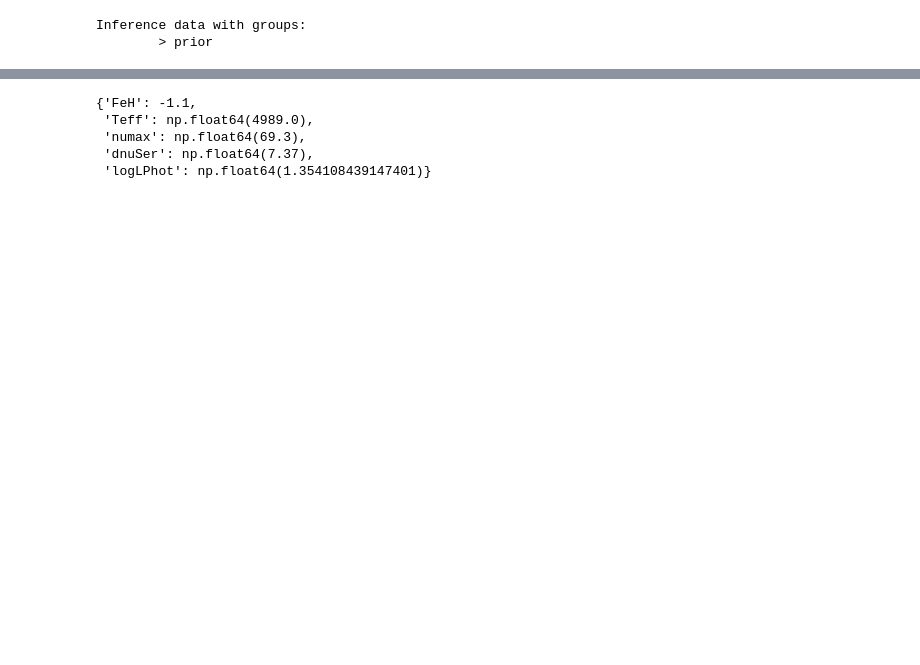
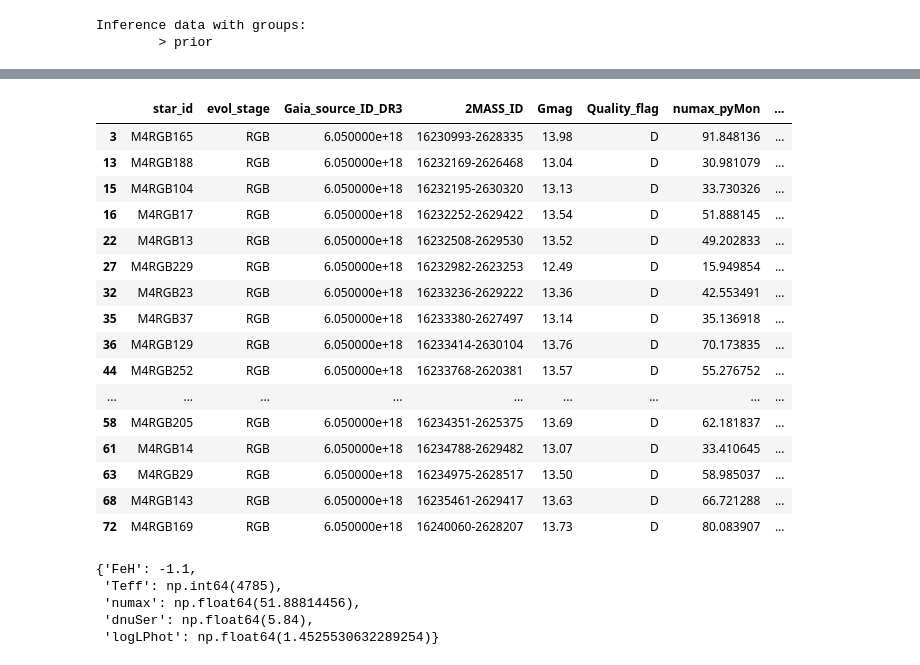
Before and after one commit to ehatt98/M4-hierarchical, a Jupyter notebook: notebooks/single-star-real.ipynb, the cells around one changed output, grey strips where cells are left out. Drawn from its saved outputs; the diff is of its cells as text; code cells hidden in the pictures; blank space fills up the shorter version.

```diff
--- a/notebooks/single-star-real.ipynb
+++ b/notebooks/single-star-real.ipynb
@@ -327,8 +334,28 @@ H22
 # %%
-obs
+Y25
 # %% [output]
-{'FeH': -1.1,
- 'Teff': np.float64(4989.0),
- 'numax': np.float64(69.3),
- 'dnuSer': np.float64(7.37),
- 'logLPhot': np.float64(1.354108439147401)}
+|  | star_id | evol_stage | Gaia_source_ID_DR3 | 2MASS_ID | Gmag | Quality_flag | numax_pyMon | ... |
+| 3 | M4RGB165 | RGB | 6.050000e+18 | 16230993-2628335 | 13.98 | D | 91.848136 | ... |
+| 13 | M4RGB188 | RGB | 6.050000e+18 | 16232169-2626468 | 13.04 | D | 30.981079 | ... |
+| 15 | M4RGB104 | RGB | 6.050000e+18 | 16232195-2630320 | 13.13 | D | 33.730326 | ... |
+| 16 | M4RGB17 | RGB | 6.050000e+18 | 16232252-2629422 | 13.54 | D | 51.888145 | ... |
+| 22 | M4RGB13 | RGB | 6.050000e+18 | 16232508-2629530 | 13.52 | D | 49.202833 | ... |
+| 27 | M4RGB229 | RGB | 6.050000e+18 | 16232982-2623253 | 12.49 | D | 15.949854 | ... |
+| 32 | M4RGB23 | RGB | 6.050000e+18 | 16233236-2629222 | 13.36 | D | 42.553491 | ... |
+| 35 | M4RGB37 | RGB | 6.050000e+18 | 16233380-2627497 | 13.14 | D | 35.136918 | ... |
+| 36 | M4RGB129 | RGB | 6.050000e+18 | 16233414-2630104 | 13.76 | D | 70.173835 | ... |
+| 44 | M4RGB252 | RGB | 6.050000e+18 | 16233768-2620381 | 13.57 | D | 55.276752 | ... |
+| ... | ... | ... | ... | ... | ... | ... | ... | ... |
+| 58 | M4RGB205 | RGB | 6.050000e+18 | 16234351-2625375 | 13.69 | D | 62.181837 | ... |
+| 61 | M4RGB14 | RGB | 6.050000e+18 | 16234788-2629482 | 13.07 | D | 33.410645 | ... |
+| 63 | M4RGB29 | RGB | 6.050000e+18 | 16234975-2628517 | 13.50 | D | 58.985037 | ... |
+| 68 | M4RGB143 | RGB | 6.050000e+18 | 16235461-2629417 | 13.63 | D | 66.721288 | ... |
+| 72 | M4RGB169 | RGB | 6.050000e+18 | 16240060-2628207 | 13.73 | D | 80.083907 | ... |
+# %%
+obs
+# %% [output]
+{'FeH': -1.1,
+ 'Teff': np.int64(4785),
+ 'numax': np.float64(51.88814456),
+ 'dnuSer': np.float64(5.84),
+ 'logLPhot': np.float64(1.4525530632289254)}
```
Also changed, not shown: parts of 16 cells of this notebook, 2 other files.
